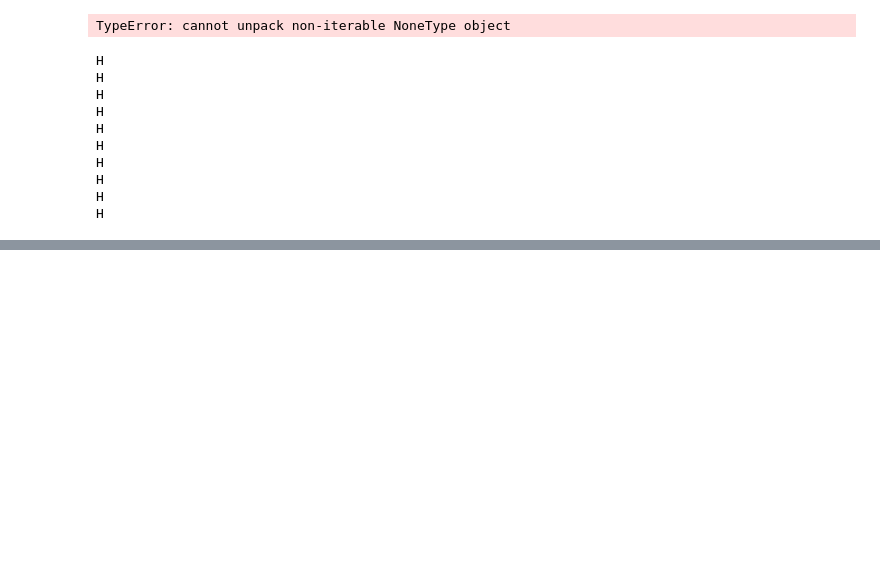
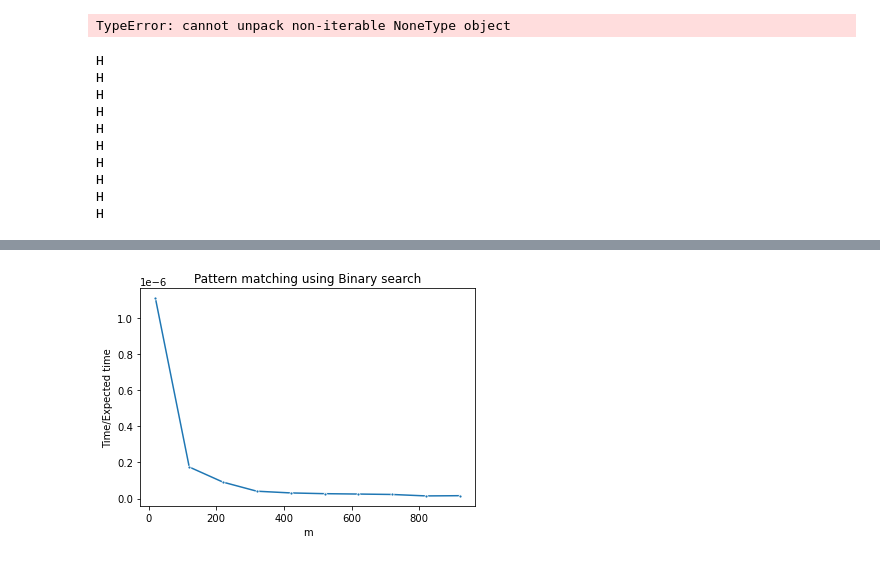
Before and after one commit to stinekrye/GSA, a Jupyter notebook: Project 4/time-analysis/timing_max.ipynb, the cells around one changed output, grey strips where cells are left out. Drawn from its saved outputs; the diff is of its cells as text; code cells hidden in the pictures; blank space fills up the shorter version.

Commit message:
Updated Max timing + plot figure

```diff
--- a/Project 4/time-analysis/timing_max.ipynb
+++ b/Project 4/time-analysis/timing_max.ipynb
@@ -246,0 +241,7 @@ pl
+# %%
+h = sns.lineplot(x = 'm', y = 'Time/Expected time', marker = '.',
+                    data = df_search)
+h.set_title('Pattern matching using Binary search')
+h.figure.savefig('figures/search_bs_max.pdf')
+# %% [output]
+[figure, added]
```
Also changed, not shown: parts of 3 cells of this notebook, 1 other file.
